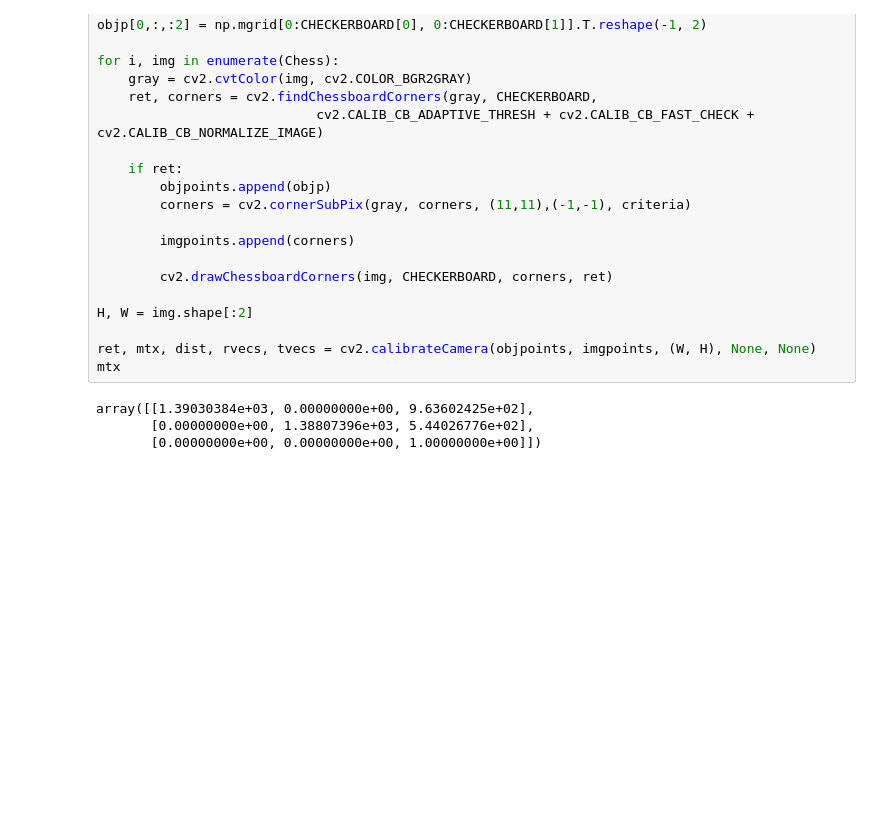
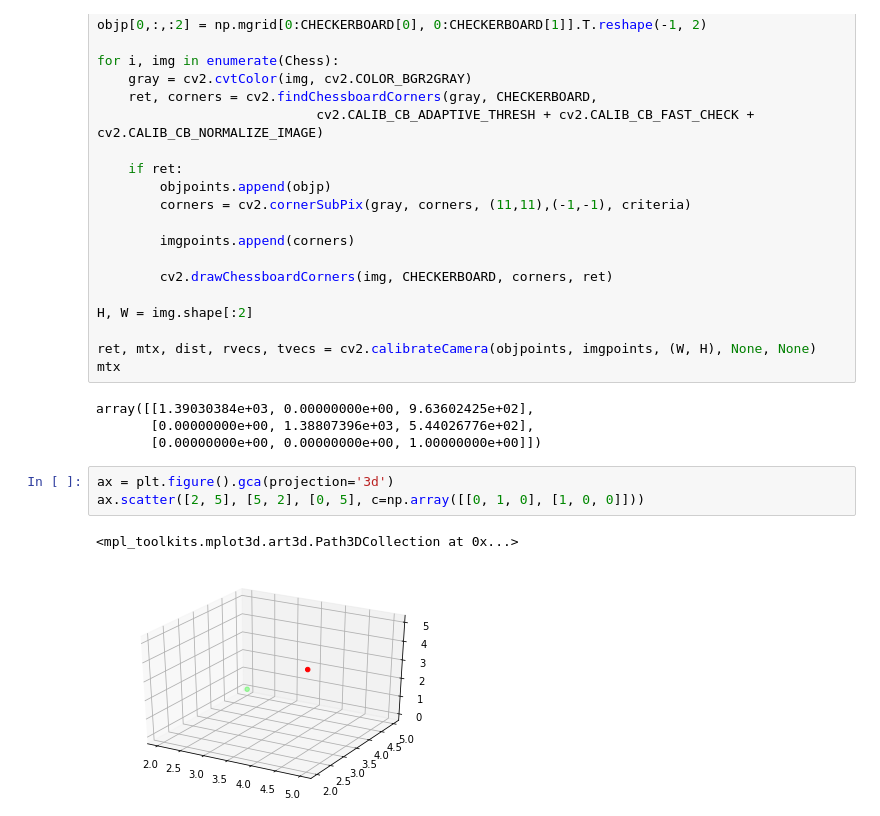
Before and after one commit to akshat1136/Multi-View-3D-Reconstruction, a Jupyter notebook: Fundamental Matrix Notebook.ipynb, the cells around one changed output. Drawn from its saved outputs; the diff is of its cells as text; blank space fills up the shorter version.

```diff
--- a/Fundamental Matrix Notebook.ipynb
+++ b/Fundamental Matrix Notebook.ipynb
@@ -505,3 +473,9 @@ mtx
 array([[1.39030384e+03, 0.00000000e+00, 9.63602425e+02],
        [0.00000000e+00, 1.38807396e+03, 5.44026776e+02],
        [0.00000000e+00, 0.00000000e+00, 1.00000000e+00]])
+# %%
+ax = plt.figure().gca(projection='3d')
+ax.scatter([2, 5], [5, 2], [0, 5], c=np.array([[0, 1, 0], [1, 0, 0]]))
+# %% [output]
+<mpl_toolkits.mplot3d.art3d.Path3DCollection at 0x...>
+[figure, added]
```
Also changed, not shown: parts of 7 cells of this notebook, 21 other files.
